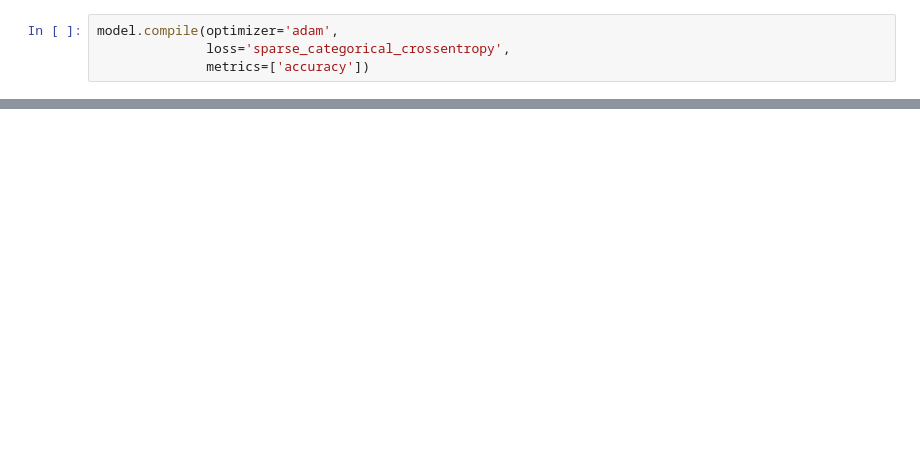
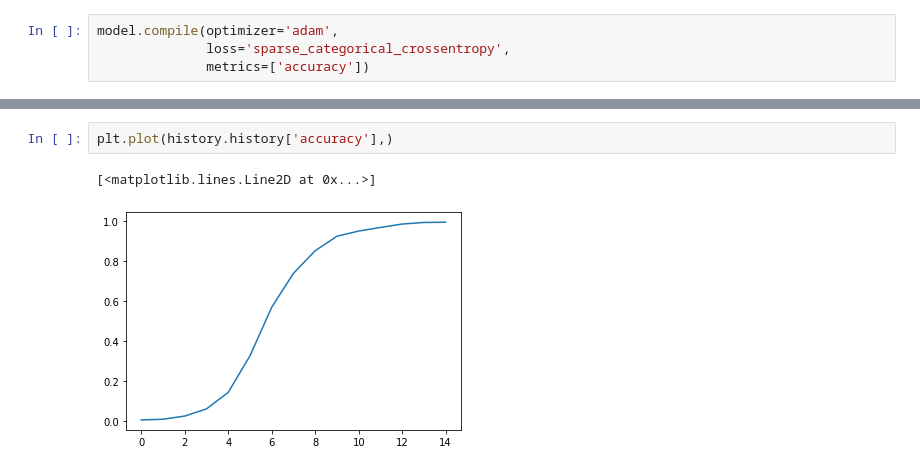
Before and after one commit to steven-mpawulo/KWS_NLP_DeepLearning, a Jupyter notebook: KWS_NLP_.ipynb, the cells around one changed output, grey strips where cells are left out. Saved outputs shown, nothing was run; the diff lists cells and outputs as text; blank space fills up the shorter version.

```diff
--- a/KWS_NLP_.ipynb
+++ b/KWS_NLP_.ipynb
@@ -404,3 +460,8 @@ Epoch 20/20
+# %%
+plt.plot(history.history['accuracy'],)
+# %% [output]
+[<matplotlib.lines.Line2D at 0x...>]
+[figure, added]
 # %%
 results = model.evaluate(Xval, yval)
 # %% [output]
```
Also changed, not shown: parts of 43 cells of this notebook.
